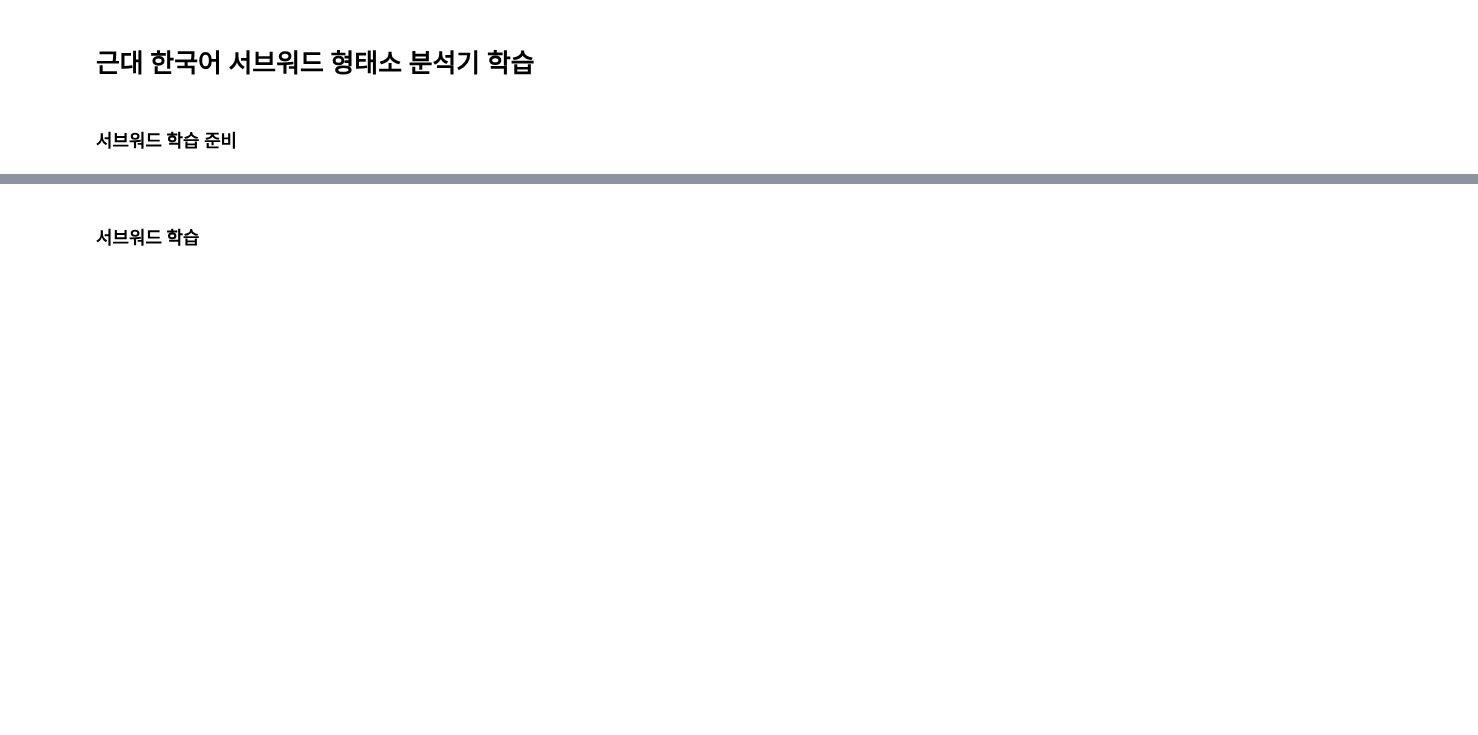
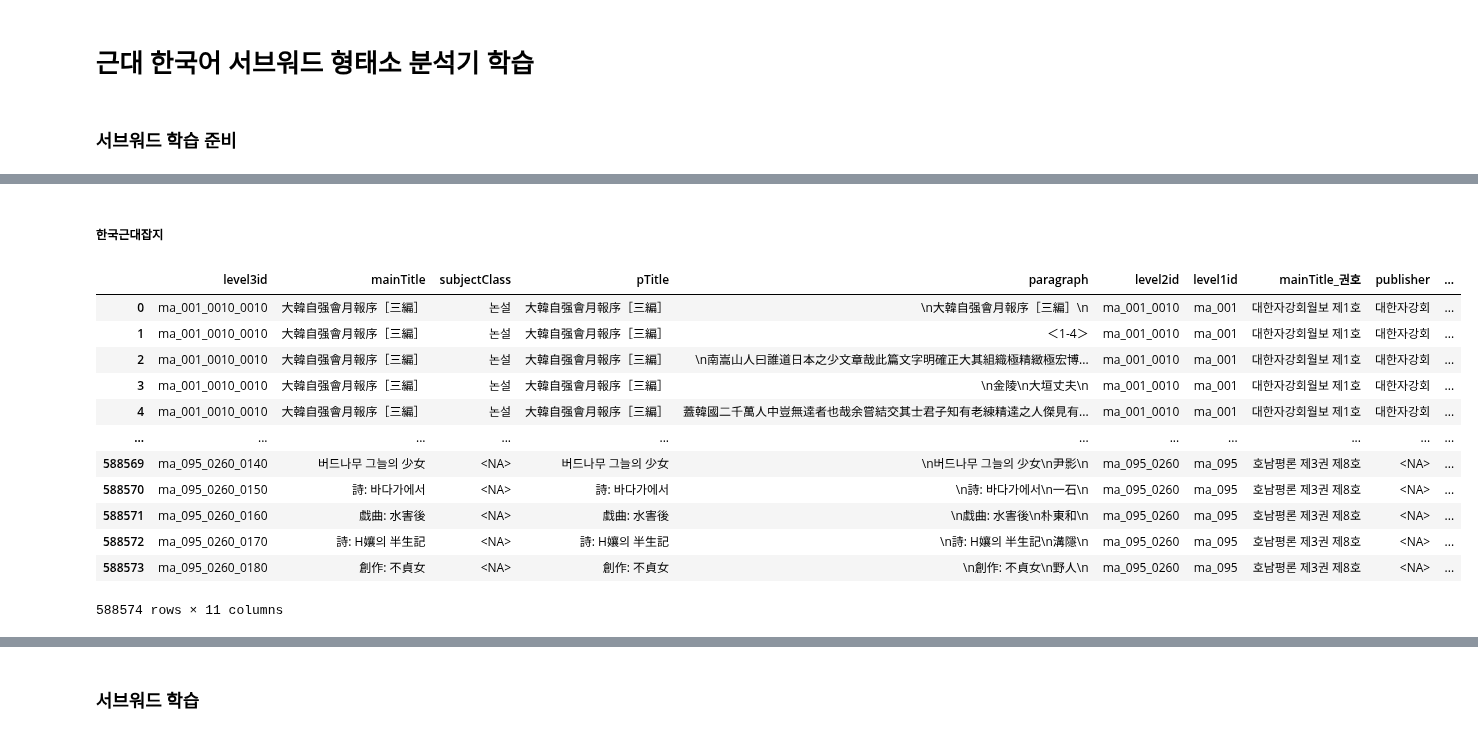
Before and after one commit to ByungjunKim/ModernKoreanSubword, a Jupyter notebook: ModernKoreanSubword_Train.ipynb, the cells around one changed output, grey strips where cells are left out. Saved outputs shown, nothing was run; the diff lists cells and outputs as text; code cells hidden in the pictures; blank space fills up the shorter version.

```diff
--- a/ModernKoreanSubword_Train.ipynb
+++ b/ModernKoreanSubword_Train.ipynb
@@ -165,0 +19,21 @@ import bz2
+# %% [markdown]
+##### 한국근대잡지
+# %%
+# 근대 잡지
+with bz2.BZ2File('./한국근현대잡지자료.pkl.bz2', 'rb') as f:
+   mag = pickle.load(f)
+mag
+# %% [output]
+|  | level3id | mainTitle | subjectClass | pTitle | paragraph | level2id | level1id | mainTitle_권호 | publisher | ... |
+| 0 | ma_001_0010_0010 | 大韓自强會月報序［三編］ | 논설 | 大韓自强會月報序［三編］ | \n大韓自强會月報序［三編］\n | ma_001_0010 | ma_001 | 대한자강회월보 제1호 | 대한자강회 | ... |
+| 1 | ma_001_0010_0010 | 大韓自强會月報序［三編］ | 논설 | 大韓自强會月報序［三編］ | ＜1-4＞ | ma_001_0010 | ma_001 | 대한자강회월보 제1호 | 대한자강회 | ... |
+| 2 | ma_001_0010_0010 | 大韓自强會月報序［三編］ | 논설 | 大韓自强會月報序［三編］ | \n南嵩山人曰誰道日本之少文章哉此篇文字明確正大其組織極精緻極宏博... | ma_001_0010 | ma_001 | 대한자강회월보 제1호 | 대한자강회 | ... |
+| 3 | ma_001_0010_0010 | 大韓自强會月報序［三編］ | 논설 | 大韓自强會月報序［三編］ | \n金陵\n大垣丈夫\n | ma_001_0010 | ma_001 | 대한자강회월보 제1호 | 대한자강회 | ... |
+| 4 | ma_001_0010_0010 | 大韓自强會月報序［三編］ | 논설 | 大韓自强會月報序［三編］ | 蓋韓國二千萬人中豈無達者也哉余嘗結交其士君子知有老練精達之人傑見有... | ma_001_0010 | ma_001 | 대한자강회월보 제1호 | 대한자강회 | ... |
+| ... | ... | ... | ... | ... | ... | ... | ... | ... | ... | ... |
+| 588569 | ma_095_0260_0140 | 버드나무 그늘의 少女 | <NA> | 버드나무 그늘의 少女 | \n버드나무 그늘의 少女\n尹影\n | ma_095_0260 | ma_095 | 호남평론 제3권 제8호 | <NA> | ... |
+| 588570 | ma_095_0260_0150 | 詩: 바다가에서 | <NA> | 詩: 바다가에서 | \n詩: 바다가에서\n一石\n | ma_095_0260 | ma_095 | 호남평론 제3권 제8호 | <NA> | ... |
+| 588571 | ma_095_0260_0160 | 戱曲: 水害後 | <NA> | 戱曲: 水害後 | \n戱曲: 水害後\n朴東和\n | ma_095_0260 | ma_095 | 호남평론 제3권 제8호 | <NA> | ... |
+| 588572 | ma_095_0260_0170 | 詩: H孃의 半生記 | <NA> | 詩: H孃의 半生記 | \n詩: H孃의 半生記\n溝隱\n | ma_095_0260 | ma_095 | 호남평론 제3권 제8호 | <NA> | ... |
+| 588573 | ma_095_0260_0180 | 創作: 不貞女 | <NA> | 創作: 不貞女 | \n創作: 不貞女\n野人\n | ma_095_0260 | ma_095 | 호남평론 제3권 제8호 | <NA> | ... |
+588574 rows × 11 columns
```
Also changed, not shown: parts of 64 cells of this notebook.
